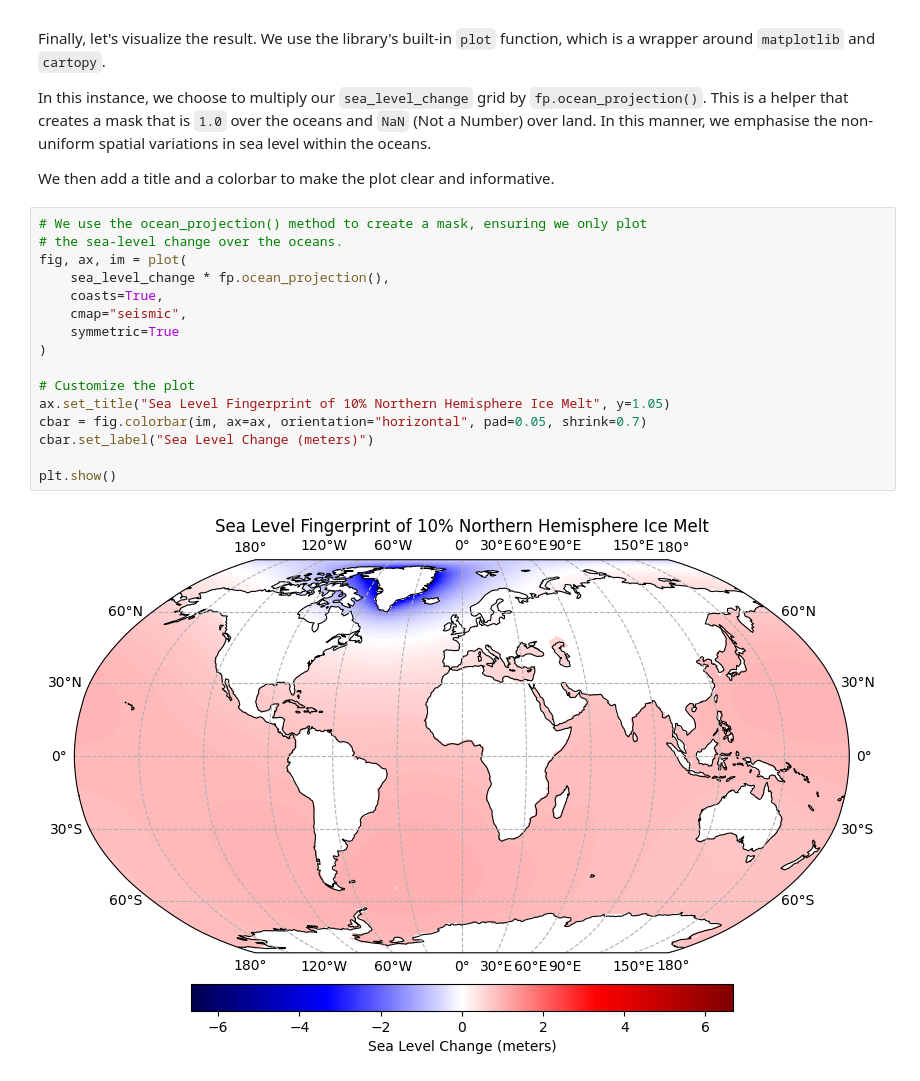
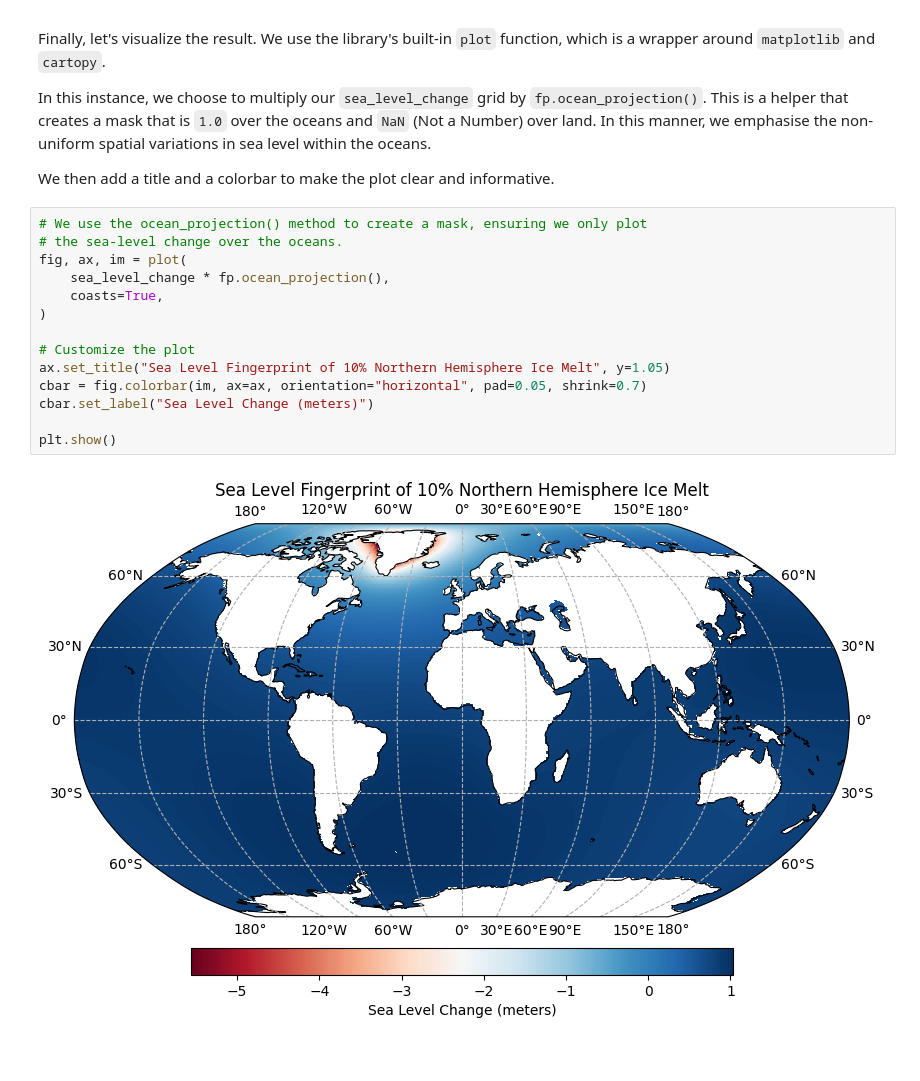
Before and after one commit to da380/pyslfp, a Jupyter notebook: docs/source/tutorials/tutorial1.ipynb, the cells around one changed output. Cells and saved outputs as stored; diff of their text form.

```diff
--- a/docs/source/tutorials/tutorial1.ipynb
+++ b/docs/source/tutorials/tutorial1.ipynb
@@ -82,21 +82,19 @@ We then add a title and a colorbar to make the plot clear and informative.
 # %%
 # We use the ocean_projection() method to create a mask, ensuring we only plot
 # the sea-level change over the oceans.
 fig, ax, im = plot(
     sea_level_change * fp.ocean_projection(),
     coasts=True,
-    cmap="seismic",
-    symmetric=True
 )
 
 # Customize the plot
 ax.set_title("Sea Level Fingerprint of 10% Northern Hemisphere Ice Melt", y=1.05)
 cbar = fig.colorbar(im, ax=ax, orientation="horizontal", pad=0.05, shrink=0.7)
 cbar.set_label("Sea Level Change (meters)")
 
 plt.show()
 # %% [output]
-[figure, old version]
+[figure, new version]
 # %% [markdown]
 ## Interpreting the Results
 
```
Also changed, not shown: parts of 6 cells of this notebook, 7 other files.
